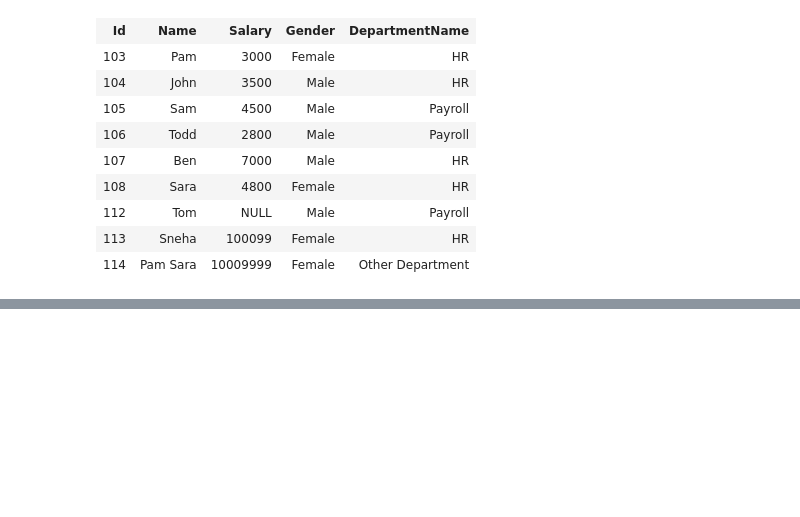
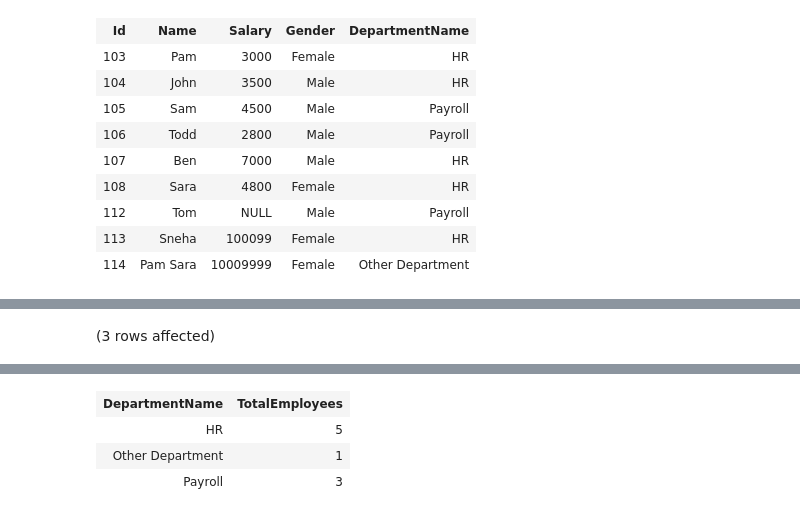
Before and after one commit to kanhaiya-bhayana-inc/Sql-server, a Jupyter notebook: Notebook 3 - Sql Server.ipynb, the cells around one changed output, grey strips where cells are left out. Saved outputs shown, nothing was run; the diff lists cells and outputs as text; code cells hidden in the pictures; blank space fills up the shorter version.

```diff
--- a/Notebook 3 - Sql Server.ipynb
+++ b/Notebook 3 - Sql Server.ipynb
@@ -386,0 +412,4 @@ Total execution time: 00:00:00.071
+# %%
+select * from vwSummarizedData
+# %% [output]
+(3 rows affected)
@@ -386,0 +417,4 @@ Total execution time: 00:00:00.071
+| DepartmentName | TotalEmployees |
+| HR | 5 |
+| Other Department | 1 |
+| Payroll | 3 |
```
Also changed, not shown: parts of 27 cells of this notebook.
